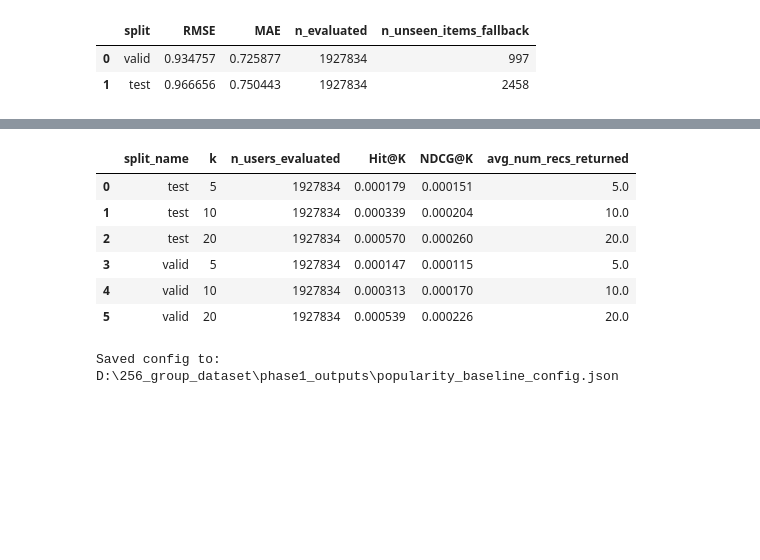
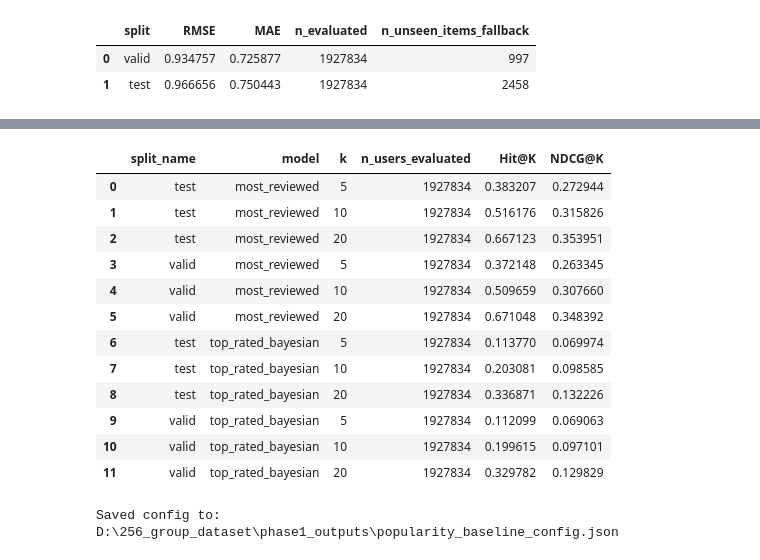
Before and after one commit to sauerpatchkid/256_hotelrecommender, a Jupyter notebook: 256groupproj_popbaseline.ipynb, the cells around one changed output, grey strips where cells are left out. Cells and saved outputs as stored; diff of their text form; code cells hidden in the pictures; blank space fills up the shorter version.

```diff
--- a/256groupproj_popbaseline.ipynb
+++ b/256groupproj_popbaseline.ipynb
@@ -309,22 +364,23 @@ print("Test users:", len(test_target_by_user))
 Validation users: 1927834
 Test users: 1927834
 # %%
-# Preview recommendations for a few validation users
+# Preview top-10 recs for sample users — both models side-by-side
 
 sample_valid_users = list(valid_target_by_user.keys())[:5]
 
 preview_rows = []
 for user_id in sample_valid_users:
-    recs = recommend_top_k_popular(
-        user_id=user_id,
-        seen_items_by_user=train_seen_by_user,
-        ranked_items=global_ranked_items,
-        k=10
+    recs_top_rated = recommend_top_k_popular(
+        user_id, train_seen_by_user, global_ranked_items, k=10
+    )
+    recs_most_reviewed = recommend_top_k_popular(
+        user_id, train_seen_by_user, global_ranked_items_by_reviews, k=10
     )
     preview_rows.append({
         "user_id": user_id,
         "true_valid_item": valid_target_by_user[user_id],
-        "top_10_recs": recs
+        "top_rated_recs": recs_top_rated,
+        "most_reviewed_recs": recs_most_reviewed,
     })
 
 preview_valid_recs_df = pd.DataFrame(preview_rows)
@@ -633,17 +626,0 @@ display(test_summary_df)
-# %%
-# Optional: evaluate a few common K values on TEST as well
-
-k_values = [5, 10, 20]
-
-test_multi_k_summaries = []
-for k in k_values:
-    _, summary_df_k = evaluate_popularity_split(
-        target_by_user=test_target_by_user,
-        seen_items_by_user=train_valid_seen_by_user,
-        ranked_items=global_ranked_items,
-        k=k
-    )
-    test_multi_k_summaries.append(summary_df_k)
-
-test_multi_k_summary_df = pd.concat(test_multi_k_summaries, ignore_index=True)
-display(test_multi_k_summary_df)
@@ -685,29 +776,30 @@ display(split_comparison_df)
 
 import json
 # %%
-# Combine the key results into one compact summary table
-
 final_baseline_summary_df = pd.concat(
     [
         valid_multi_k_summary_df.assign(split_name="valid"),
-        test_multi_k_summary_df.assign(split_name="test")
+        test_multi_k_summary_df.assign(split_name="test"),
     ],
-    ignore_index=True
-)
-
-final_baseline_summary_df = final_baseline_summary_df[
-    ["split_name", "k", "n_users_evaluated", "Hit@K", "NDCG@K", "avg_num_recs_returned"]
-].sort_values(["split_name", "k"]).reset_index(drop=True)
+    ignore_index=True,
+)[["split_name", "model", "k", "n_users_evaluated", "Hit@K", "NDCG@K"]] \
+ .sort_values(["model", "split_name", "k"]).reset_index(drop=True)
 
 display(final_baseline_summary_df)
 # %% [output]
-|  | split_name | k | n_users_evaluated | Hit@K | NDCG@K | avg_num_recs_returned |
-| 0 | test | 5 | 1927834 | 0.000179 | 0.000151 | 5.0 |
-| 1 | test | 10 | 1927834 | 0.000339 | 0.000204 | 10.0 |
-| 2 | test | 20 | 1927834 | 0.000570 | 0.000260 | 20.0 |
-| 3 | valid | 5 | 1927834 | 0.000147 | 0.000115 | 5.0 |
-| 4 | valid | 10 | 1927834 | 0.000313 | 0.000170 | 10.0 |
-| 5 | valid | 20 | 1927834 | 0.000539 | 0.000226 | 20.0 |
+|  | split_name | model | k | n_users_evaluated | Hit@K | NDCG@K |
+| 0 | test | most_reviewed | 5 | 1927834 | 0.383207 | 0.272944 |
+| 1 | test | most_reviewed | 10 | 1927834 | 0.516176 | 0.315826 |
+| 2 | test | most_reviewed | 20 | 1927834 | 0.667123 | 0.353951 |
+| 3 | valid | most_reviewed | 5 | 1927834 | 0.372148 | 0.263345 |
+| 4 | valid | most_reviewed | 10 | 1927834 | 0.509659 | 0.307660 |
+| 5 | valid | most_reviewed | 20 | 1927834 | 0.671048 | 0.348392 |
+| 6 | test | top_rated_bayesian | 5 | 1927834 | 0.113770 | 0.069974 |
+| 7 | test | top_rated_bayesian | 10 | 1927834 | 0.203081 | 0.098585 |
+| 8 | test | top_rated_bayesian | 20 | 1927834 | 0.336871 | 0.132226 |
+| 9 | valid | top_rated_bayesian | 5 | 1927834 | 0.112099 | 0.069063 |
+| 10 | valid | top_rated_bayesian | 10 | 1927834 | 0.199615 | 0.097101 |
+| 11 | valid | top_rated_bayesian | 20 | 1927834 | 0.329782 | 0.129829 |
 # %%
 # Save a small baseline config so the setup is easy to document later
 import json
```
Also changed, not shown: parts of 14 cells of this notebook.
